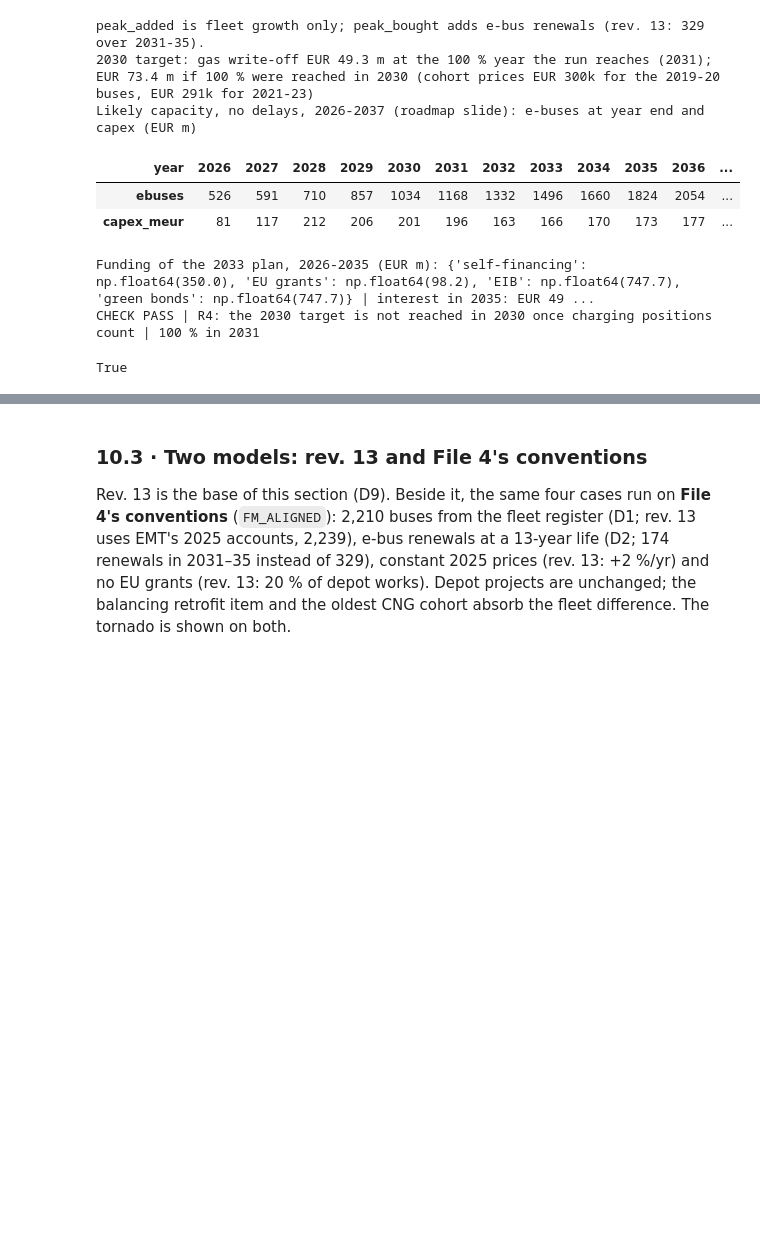
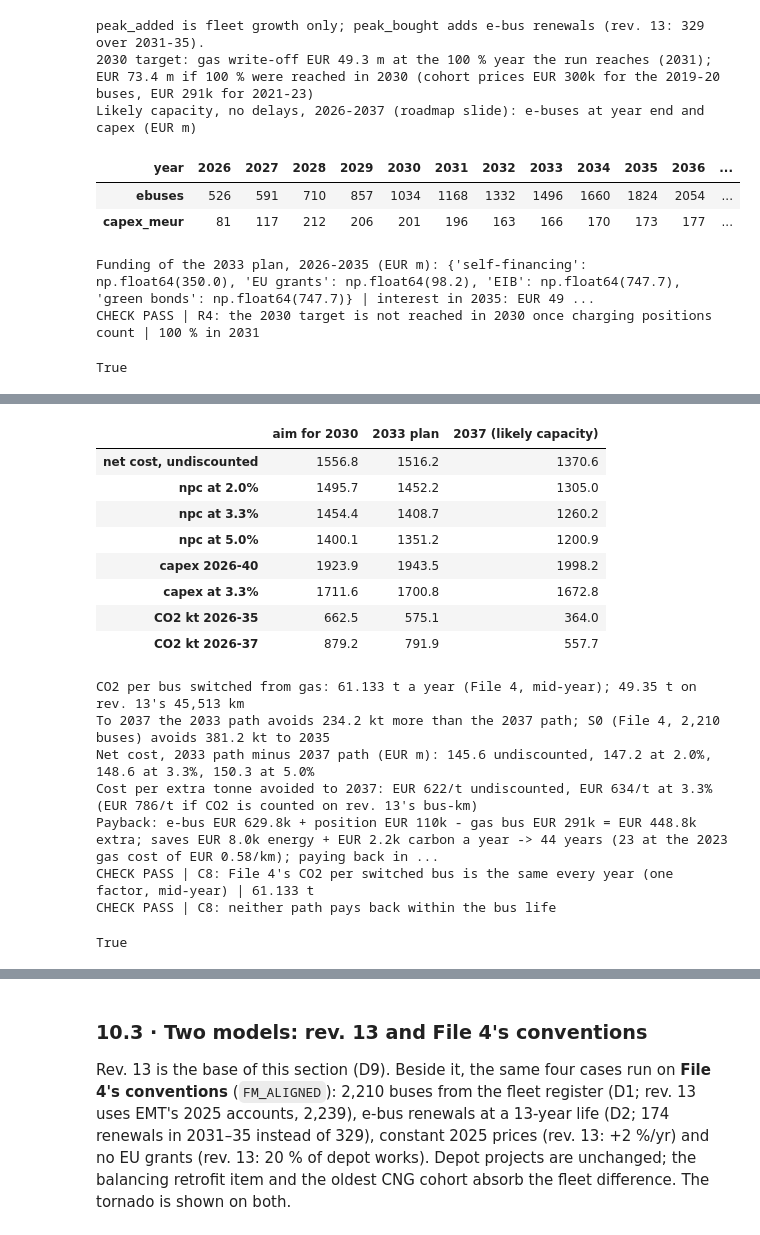
Before and after one commit to ella-garcia/madrid-bus-electrification, a Jupyter notebook: notebooks/04_Scenario_Lab.ipynb, the cells around one changed output, grey strips where cells are left out. Saved outputs shown, nothing was run; the diff lists cells and outputs as text; code cells hidden in the pictures; blank space fills up the shorter version.

```diff
--- a/notebooks/04_Scenario_Lab.ipynb
+++ b/notebooks/04_Scenario_Lab.ipynb
@@ -2531,0 +2534,77 @@ True
+# %%
+# Report Annex C8: payback and CO2 of the 2033 and 2037 paths, and the discounted view (financial-model.md 4.4). Printed only.
+C8_KM_BUS = 101_903_622 / FM["fleet_total"]          # rev. 13: EMT bus-km 2025 over 2,239 buses
+C8_GAS_EUR_KM, C8_GAS_2023_EUR_KM = 0.37, 0.58        # rev. 13 gas cost per km; 2023 value as the high-price case
+C8_KWH_KM, C8_ELEC_EUR_KWH = 1.30, 0.15               # brief consumption; rev. 13 electricity price
+C8_CARBON_EUR_T, C8_CARBON_FROM = 45, 2028            # ETS2 price-stability trigger, on gas from 2028
+C8_CHARGER_KEUR, C8_GAS_BUS_KEUR = FM["retrofit_keur"], 291   # one charging position; gas bus (2021-23 cohort price)
+C8_RATES = (0.02, round((FM["eib_rate"] + FM["gb_coupon"]) / 2, 3), 0.05)   # base 3.3 % = mean of EIB rate and bond coupon
+
+_f4 = pd.read_csv(os.path.join(OUT, "File_4.csv")).sort_values(["scenario", "year"])
+_cng0 = NB01["fleet"] - B25["n_bev"] - B25["n_h2"]
+_sw = _f4.groupby("scenario").n_cng.transform(lambda s: _cng0 - s)
+_mid = (_sw + _f4.groupby("scenario").n_cng.transform(lambda s: _cng0 - s.shift(fill_value=_cng0))) / 2
+C8_T_BUS = float((_f4.co2_avoided_t / _mid).iloc[-1])                    # t CO2 a year per bus switched (File 4)
+C8_F4_KM_BUS = 124_600_000 / NB01["fleet"]                               # File 4 basis: GTFS-scaled bus-km over 2,210 buses
+C8_T_BUS_FM = C8_T_BUS * C8_KM_BUS / C8_F4_KM_BUS                        # the same bus on rev. 13's km (carbon price)
+
+def c8_path(df, r):
+    d = df.set_index("year")
+    sw = (d.ebuses - FM["ebuses_2025"]).astype(float)
+    mid = (sw.shift(fill_value=0) + sw) / 2
+    co2_kt = C8_T_BUS * mid / 1000
+    energy = mid * C8_KM_BUS * (C8_GAS_EUR_KM - C8_KWH_KM * C8_ELEC_EUR_KWH) / 1e6
+    carbon = mid * C8_T_BUS_FM * C8_CARBON_EUR_T / 1e6 * (d.index >= C8_CARBON_FROM)
+    disc = 1 / (1 + r) ** (d.index - 2026)
+    price = ((1 - FM["artic_share"]) * FM["price_12m"] + FM["artic_share"] * FM["price_18m"]) * (1 + FM["escalation"]) ** (d.index - 2026)
+    left = ((d.added + d.renewals) * price / 1000 * np.clip(1 - (2040 - d.index + 1) / FM_BUS_LIFE, 0, None)).sum()
+    return dict(capex=d.capex_meur.sum(), capex_disc=(d.capex_meur * disc).sum(),
+                npc=(d.capex_meur * disc).sum() - ((energy + carbon) * disc).sum() - left / (1 + r) ** (2040 - 2026),
+                co2_2035=co2_kt.loc[:2035].sum(), co2_2037=co2_kt.loc[:2037].sum())
+
+FM_BUS_LIFE = 12                                       # rev. 13 e-bus life (ebus_life_years)
+C8_PATHS = {"aim for 2030": fm_run(target_year=2030)[1], "2033 plan": fm_base_df, "2037 (likely capacity)": likely_cap_df}
+c8 = pd.DataFrame({k: {"net cost, undiscounted": c8_path(d, 0)["npc"], **{f"npc at {r:.1%}": c8_path(d, r)["npc"] for r in C8_RATES},
+                       "capex 2026-40": c8_path(d, 0)["capex"], f"capex at {C8_RATES[1]:.1%}": c8_path(d, C8_RATES[1])["capex_disc"],
+                       "CO2 kt 2026-35": c8_path(d, 0)["co2_2035"], "CO2 kt 2026-37": c8_path(d, 0)["co2_2037"]}
+                   for k, d in C8_PATHS.items()}).round(1)
+display(c8)
+_gap = {r: c8_path(fm_base_df, r)["npc"] - c8_path(likely_cap_df, r)["npc"] for r in (0.0, *C8_RATES)}
+_dco2 = c8_path(fm_base_df, 0)["co2_2037"] - c8_path(likely_cap_df, 0)["co2_2037"]
+s0_co2_2035 = _f4[_f4.scenario == 0].co2_avoided_t.sum() / 1000
+print(f"CO2 per bus switched from gas: {C8_T_BUS:.3f} t a year (File 4, mid-year); {C8_T_BUS_FM:.2f} t on rev. 13's {C8_KM_BUS:,.0f} km")
+print(f"To 2037 the 2033 path avoids {_dco2:.1f} kt more than the 2037 path; S0 (File 4, 2,210 buses) avoids {s0_co2_2035:.1f} kt to 2035")
+print("Net cost, 2033 path minus 2037 path (EUR m): " + ", ".join(f"{g:.1f} " + (f"at {r:.1%}" if r else "undiscounted") for r, g in _gap.items()))
+print(f"Cost per extra tonne avoided to 2037: EUR {_gap[0.0] * 1e3 / _dco2:,.0f}/t undiscounted, EUR {_gap[C8_RATES[1]] * 1e3 / _dco2:,.0f}/t at {C8_RATES[1]:.1%} "
+      f"(EUR {_gap[C8_RATES[1]] * 1e3 / (_dco2 * C8_KM_BUS / C8_F4_KM_BUS):,.0f}/t if CO2 is counted on rev. 13's bus-km)")
+
+# Payback of one e-bus and its charging position against a gas replacement (2026 prices, undiscounted)
+_ebus = (1 - FM["artic_share"]) * FM["price_12m"] + FM["artic_share"] * FM["price_18m"]
+_extra = _ebus + C8_CHARGER_KEUR - C8_GAS_BUS_KEUR
+_save = lambda gas: C8_KM_BUS * (gas - C8_KWH_KM * C8_ELEC_EUR_KWH) / 1000
+_carbon = C8_T_BUS_FM * C8_CARBON_EUR_T / 1000
+print(f"Payback: e-bus EUR {_ebus:.1f}k + position EUR {C8_CHARGER_KEUR}k - gas bus EUR {C8_GAS_BUS_KEUR}k = EUR {_extra:.1f}k extra; "
+      f"saves EUR {_save(C8_GAS_EUR_KM):.1f}k energy + EUR {_carbon:.1f}k carbon a year -> {_extra / (_save(C8_GAS_EUR_KM) + _carbon):.0f} years "
+      f"({_extra / (_save(C8_GAS_2023_EUR_KM) + _carbon):.0f} at the 2023 gas cost of EUR {C8_GAS_2023_EUR_KM}/km); "
+      f"paying back in {FM_BUS_LIFE} years needs EUR {(_extra / FM_BUS_LIFE - _save(C8_GAS_EUR_KM) - _carbon) / C8_KM_BUS * 1000:.2f}/km more")
+check("C8: File 4's CO2 per switched bus is the same every year (one factor, mid-year)",
+      bool(((_f4.co2_avoided_t / _mid).round(2).nunique() == 1)), f"{C8_T_BUS:.3f} t")
+check("C8: neither path pays back within the bus life", _extra / (_save(C8_GAS_EUR_KM) + _carbon) > FM_BUS_LIFE)
+# %% [output]
+|  | aim for 2030 | 2033 plan | 2037 (likely capacity) |
+| net cost, undiscounted | 1556.8 | 1516.2 | 1370.6 |
+| npc at 2.0% | 1495.7 | 1452.2 | 1305.0 |
+| npc at 3.3% | 1454.4 | 1408.7 | 1260.2 |
+| npc at 5.0% | 1400.1 | 1351.2 | 1200.9 |
+| capex 2026-40 | 1923.9 | 1943.5 | 1998.2 |
+| capex at 3.3% | 1711.6 | 1700.8 | 1672.8 |
+| CO2 kt 2026-35 | 662.5 | 575.1 | 364.0 |
+| CO2 kt 2026-37 | 879.2 | 791.9 | 557.7 |
+CO2 per bus switched from gas: 61.133 t a year (File 4, mid-year); 49.35 t on rev. 13's 45,513 km
+To 2037 the 2033 path avoids 234.2 kt more than the 2037 path; S0 (File 4, 2,210 buses) avoids 381.2 kt to 2035
+Net cost, 2033 path minus 2037 path (EUR m): 145.6 undiscounted, 147.2 at 2.0%, 148.6 at 3.3%, 150.3 at 5.0%
+Cost per extra tonne avoided to 2037: EUR 622/t undiscounted, EUR 634/t at 3.3% (EUR 786/t if CO2 is counted on rev. 13's bus-km)
+Payback: e-bus EUR 629.8k + position EUR 110k - gas bus EUR 291k = EUR 448.8k extra; saves EUR 8.0k energy + EUR 2.2k carbon a year -> 44 years (23 at the 2023 gas cost of EUR 0.58/km); paying back in ...
+CHECK PASS | C8: File 4's CO2 per switched bus is the same every year (one factor, mid-year) | 61.133 t
+CHECK PASS | C8: neither path pays back within the bus life
+True
```
Also changed, not shown: parts of 5 cells of this notebook, 7 other files.
